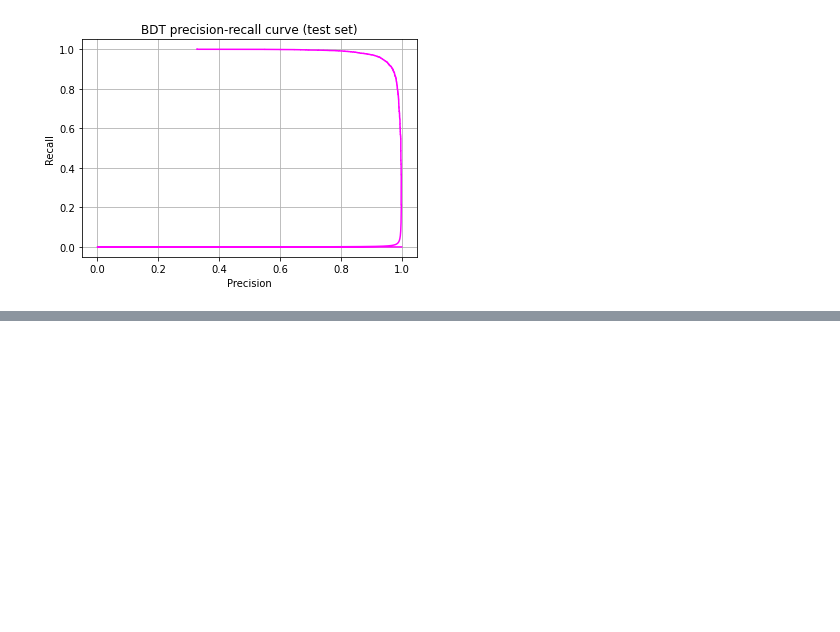
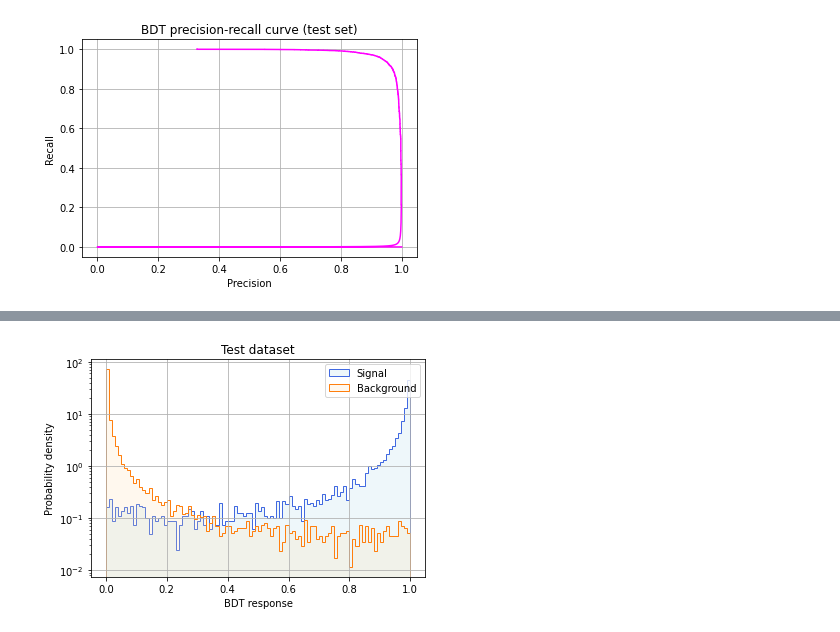
Before and after one commit to alatios/lb2jpsil_classifier-studies, a Jupyter notebook: BDT/BDT_VF_0.05_4_3_1000_0.7.ipynb, the cells around one changed output, grey strips where cells are left out. Cells and saved outputs as stored; diff of their text form; code cells hidden in the pictures; blank space fills up the shorter version.

```diff
--- a/BDT/BDT_VF_0.05_4_3_1000_0.7.ipynb
+++ b/BDT/BDT_VF_0.05_4_3_1000_0.7.ipynb
@@ -277,0 +330,32 @@ plt.show()
+# %%
+plt.hist(
+    df_model_response[(df_model_response['dataset'] == 'test') & (df_model_response['class'] == 1)]['predicted'],
+    label='Signal',
+    bins=100,
+    range=(0,1),
+    fc=mcolors.to_rgba('lightblue', alpha=0.2),
+    edgecolor='royalblue',
+    histtype= "stepfilled",
+    density=True
+)
+
+plt.hist(
+    df_model_response[(df_model_response['dataset'] == 'test') & (df_model_response['class'] == 0)]['predicted'],
+    label='Background',
+    bins=100,
+    range=(0,1),
+    fc=mcolors.to_rgba('navajowhite', alpha=0.2),
+    histtype= "stepfilled",
+    density=True,
+    edgecolor='tab:orange',
+)
+
+plt.yscale('log')
+plt.legend()
+plt.grid()
+plt.title("Test dataset")
+plt.ylabel("Probability density")
+plt.xlabel("BDT response")
+plt.show()
+# %% [output]
+[figure, added]
```
Also changed, not shown: parts of 25 cells of this notebook, 3 other files.
